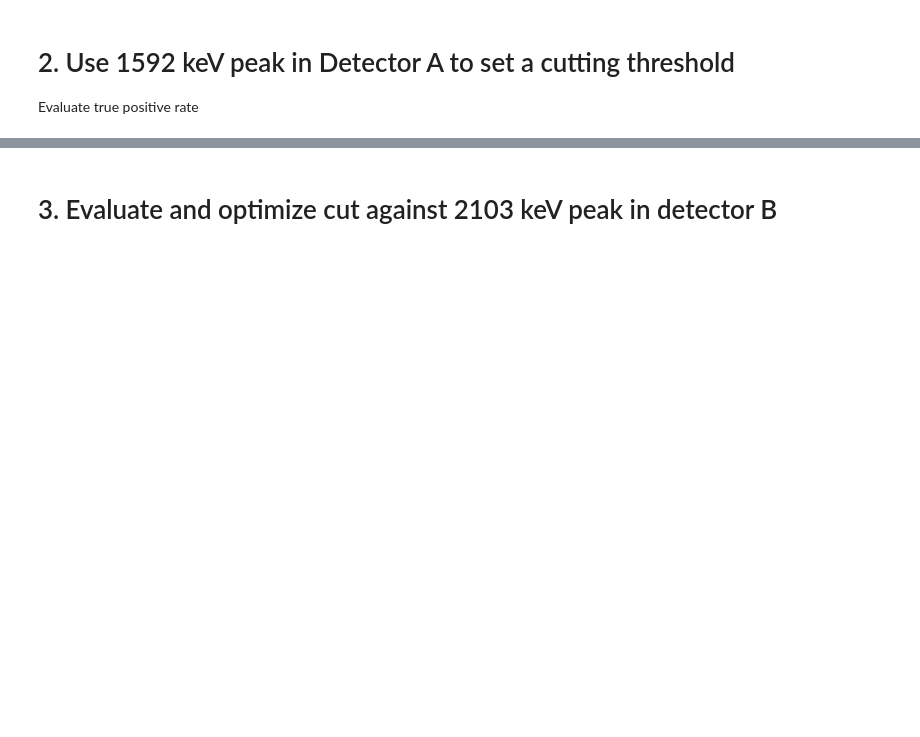
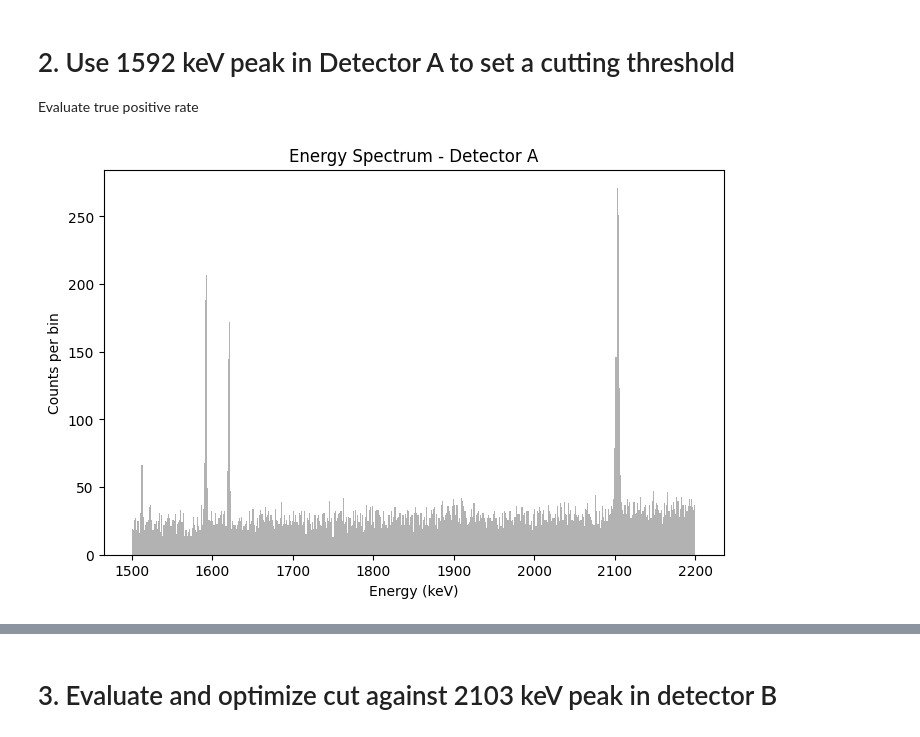
Before and after one commit to TangyKiwi/DSC-291-Final-Project, a Jupyter notebook: main.ipynb, the cells around one changed output, grey strips where cells are left out. Drawn from its saved outputs; the diff is of its cells as text; code cells hidden in the pictures; blank space fills up the shorter version.

```diff
--- a/main.ipynb
+++ b/main.ipynb
@@ -6,3 +68,22 @@
 # 2. Use 1592 keV peak in Detector A to set a cutting threshold
 
 Evaluate true positive rate
+# %%
+# Energy range for the spectrum (keV)
+energy_min = 1500
+energy_max = 2200
+n_bins = 500  # adjust for resolution
+
+# Histogram
+counts, bin_edges = np.histogram(detA['energy'], bins=n_bins, range=(energy_min, energy_max))
+bin_centers = 0.5 * (bin_edges[1:] + bin_edges[:-1])
+
+# Plot
+plt.figure(figsize=(8,5))
+plt.bar(bin_centers, counts, width=bin_edges[1]-bin_edges[0], alpha=0.6, color='gray')
+plt.xlabel("Energy (keV)")
+plt.ylabel("Counts per bin")
+plt.title("Energy Spectrum - Detector A")
+plt.show()
+# %% [output]
+[figure, added]
```
Also changed, not shown: parts of 25 cells of this notebook, 1 other file.
